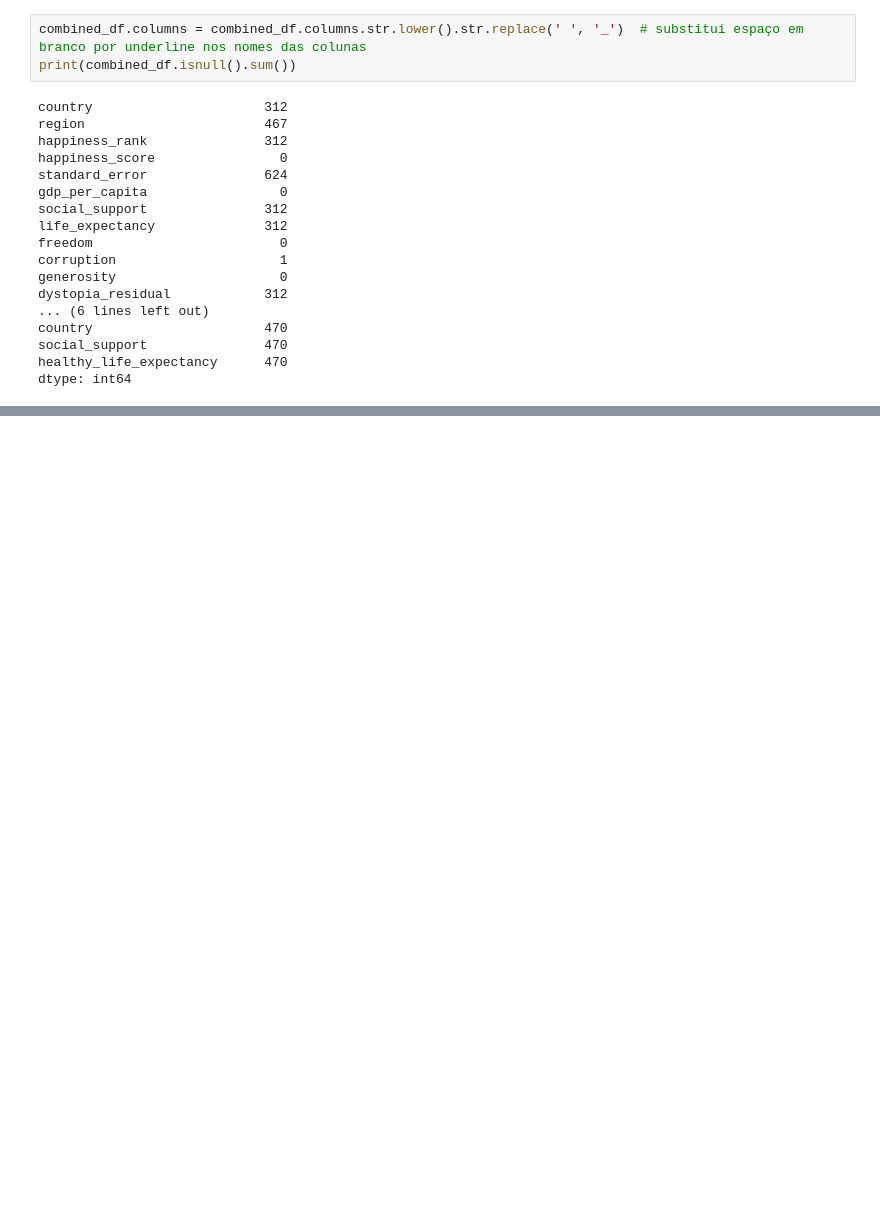
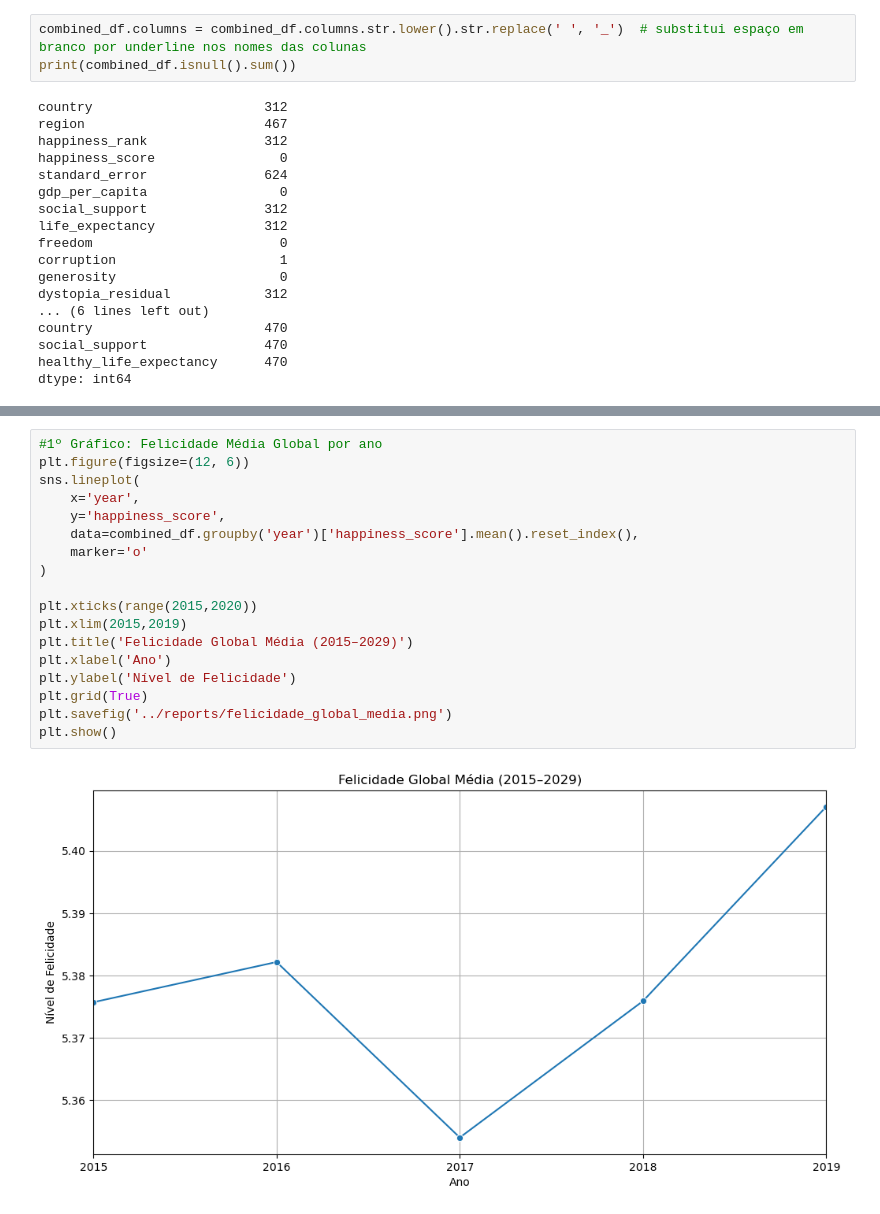
Before and after one commit to gustavoledandeck/Felicidade-Global, a Jupyter notebook: notebooks/Analise_Felicidade.ipynb, the cells around one changed output, grey strips where cells are left out. Cells and saved outputs as stored; diff of their text form; blank space fills up the shorter version.

Commit message:
Finalização dos tratamentos e adição do gráfico com a felicidade média global.

```diff
--- a/notebooks/Analise_Felicidade.ipynb
+++ b/notebooks/Analise_Felicidade.ipynb
@@ -97,0 +96,20 @@ Numeric columns: ['happiness_score', 'gdp_per_capita', 'freedom', 'corruption',
+# %%
+#1º Gráfico: Felicidade Média Global por ano
+plt.figure(figsize=(12, 6))
+sns.lineplot(
+    x='year',
+    y='happiness_score',
+    data=combined_df.groupby('year')['happiness_score'].mean().reset_index(),
+    marker='o'
+)
+
+plt.xticks(range(2015,2020))
+plt.xlim(2015,2019)
+plt.title('Felicidade Global Média (2015–2029)')
+plt.xlabel('Ano')
+plt.ylabel('Nível de Felicidade')
+plt.grid(True)
+plt.savefig('../reports/felicidade_global_media.png')
+plt.show()
+# %% [output]
+[figure, added]
```
Also changed, not shown: parts of 2 cells of this notebook, 1 other file.
